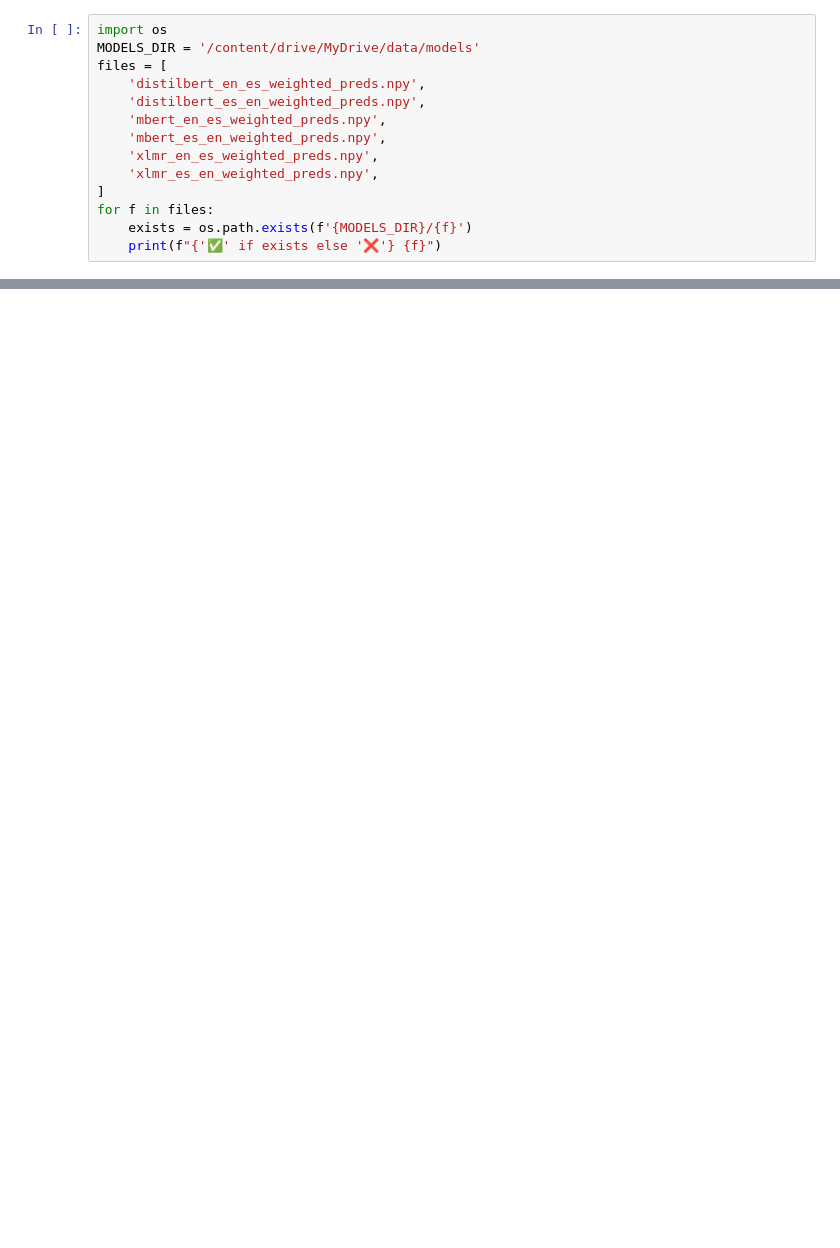
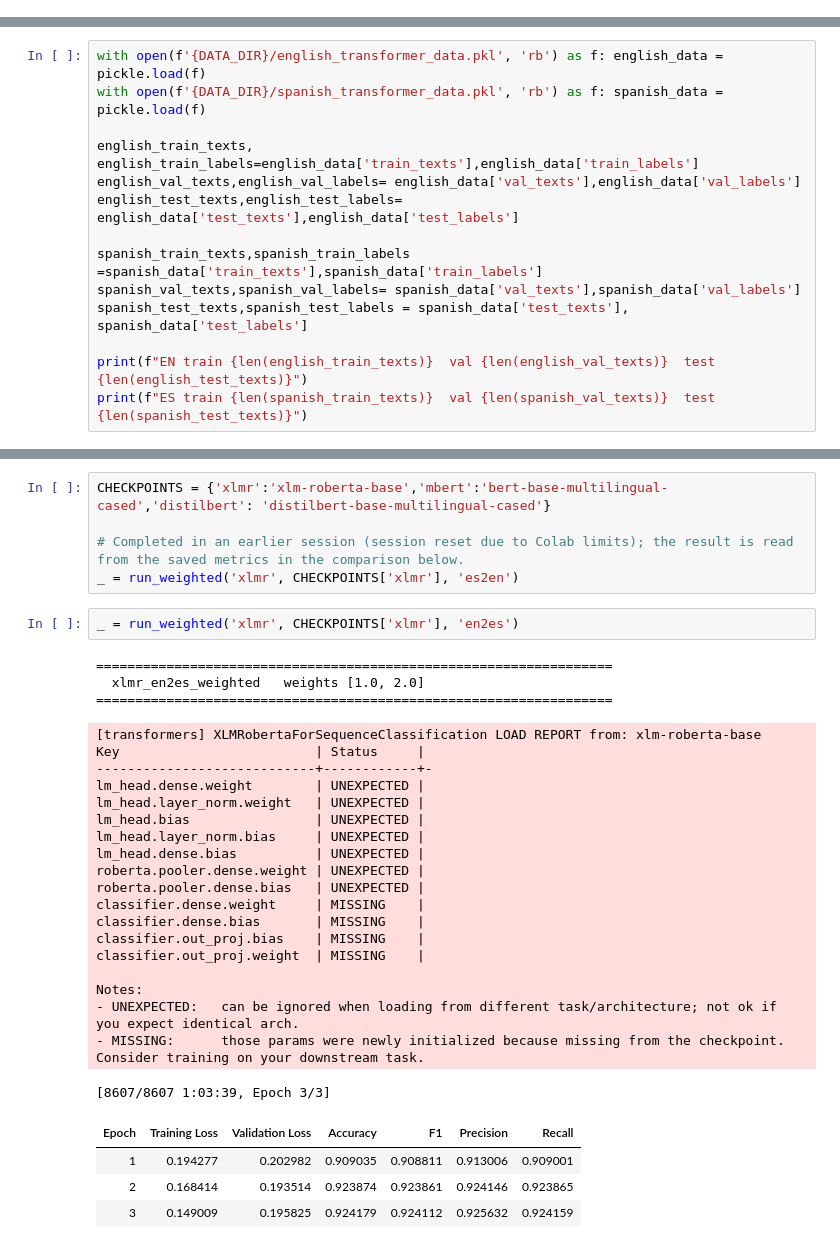
Before and after one commit to YusrahS/Cyberbullying-Detection-in-Bilingual-English-Spanish-Text-A-Comparative-Study-, a Jupyter notebook: Notebooks/Notebook_8_Weighted_CrossLingual_(1).ipynb, the cells around one changed output, grey strips where cells are left out. Cells and saved outputs as stored; diff of their text form; blank space fills up the shorter version.

```diff
--- a/Notebooks/Notebook_8_Weighted_CrossLingual_(1).ipynb
+++ b/Notebooks/Notebook_8_Weighted_CrossLingual_(1).ipynb
@@ -764,14 +0,0 @@ print("\nNext: Error analysis (Notebook 9) or LoRA+LLM (Notebook 9)")
-# %%
-import os
-MODELS_DIR = '/content/drive/MyDrive/data/models'
-files = [
-    'distilbert_en_es_weighted_preds.npy',
-    'distilbert_es_en_weighted_preds.npy',
-    'mbert_en_es_weighted_preds.npy',
-    'mbert_es_en_weighted_preds.npy',
-    'xlmr_en_es_weighted_preds.npy',
-    'xlmr_es_en_weighted_preds.npy',
-]
-for f in files:
-    exists = os.path.exists(f'{MODELS_DIR}/{f}')
-    print(f"{'✅' if exists else '❌'} {f}")
@@ -784,0 +49,14 @@ for f in files:
+# %%
+with open(f'{DATA_DIR}/english_transformer_data.pkl', 'rb') as f: english_data = pickle.load(f)
+with open(f'{DATA_DIR}/spanish_transformer_data.pkl', 'rb') as f: spanish_data = pickle.load(f)
+
+english_train_texts, english_train_labels=english_data['train_texts'],english_data['train_labels']
+english_val_texts,english_val_labels= english_data['val_texts'],english_data['val_labels']
+english_test_texts,english_test_labels= english_data['test_texts'],english_data['test_labels']
+
+spanish_train_texts,spanish_train_labels =spanish_data['train_texts'],spanish_data['train_labels']
+spanish_val_texts,spanish_val_labels= spanish_data['val_texts'],spanish_data['val_labels']
+spanish_test_texts,spanish_test_labels = spanish_data['test_texts'], spanish_data['test_labels']
+
+print(f"EN train {len(english_train_texts)}  val {len(english_val_texts)}  test {len(english_test_texts)}")
+print(f"ES train {len(spanish_train_texts)}  val {len(spanish_val_texts)}  test {len(spanish_test_texts)}")
@@ -784,0 +172,34 @@ for f in files:
+# %%
+CHECKPOINTS = {'xlmr':'xlm-roberta-base','mbert':'bert-base-multilingual-cased','distilbert': 'distilbert-base-multilingual-cased'}
+
+# Completed in an earlier session (session reset due to Colab limits); the result is read from the saved metrics in the comparison below.
+_ = run_weighted('xlmr', CHECKPOINTS['xlmr'], 'es2en')
+# %%
+_ = run_weighted('xlmr', CHECKPOINTS['xlmr'], 'en2es')
+# %% [output]
+==================================================================
+  xlmr_en2es_weighted   weights [1.0, 2.0]
+==================================================================
+[transformers] XLMRobertaForSequenceClassification LOAD REPORT from: xlm-roberta-base
+Key                         | Status     |
+----------------------------+------------+-
+lm_head.dense.weight        | UNEXPECTED |
+lm_head.layer_norm.weight   | UNEXPECTED |
+lm_head.bias                | UNEXPECTED |
+lm_head.layer_norm.bias     | UNEXPECTED |
+lm_head.dense.bias          | UNEXPECTED |
+roberta.pooler.dense.weight | UNEXPECTED |
+roberta.pooler.dense.bias   | UNEXPECTED |
+classifier.dense.weight     | MISSING    |
+classifier.dense.bias       | MISSING    |
+classifier.out_proj.bias    | MISSING    |
+classifier.out_proj.weight  | MISSING    |
+
+Notes:
+- UNEXPECTED:   can be ignored when loading from different task/architecture; not ok if you expect identical arch.
+- MISSING:      those params were newly initialized because missing from the checkpoint. Consider training on your downstream task.
+[8607/8607 1:03:39, Epoch 3/3]
+| Epoch | Training Loss | Validation Loss | Accuracy | F1 | Precision | Recall |
+| 1 | 0.194277 | 0.202982 | 0.909035 | 0.908811 | 0.913006 | 0.909001 |
+| 2 | 0.168414 | 0.193514 | 0.923874 | 0.923861 | 0.924146 | 0.923865 |
+| 3 | 0.149009 | 0.195825 | 0.924179 | 0.924112 | 0.925632 | 0.924159 |
```
Also changed, not shown: parts of 44 cells of this notebook.
